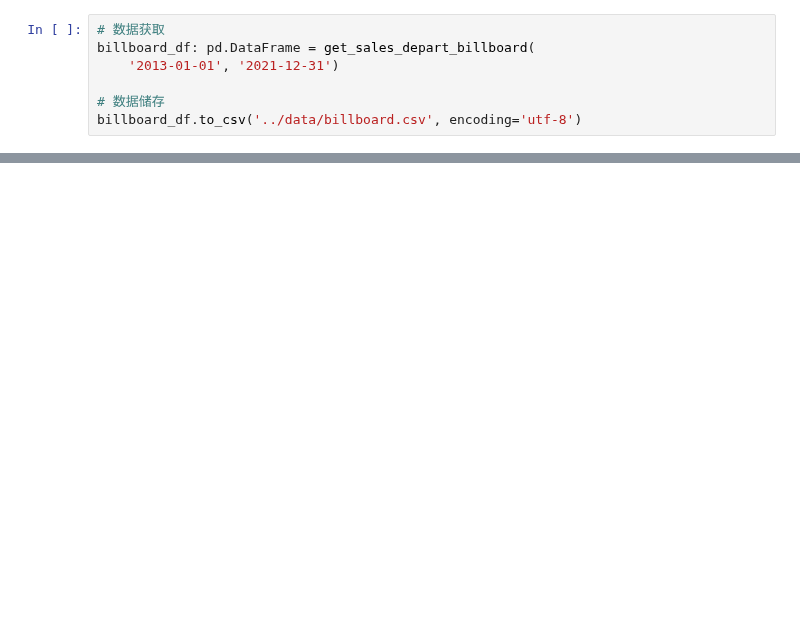
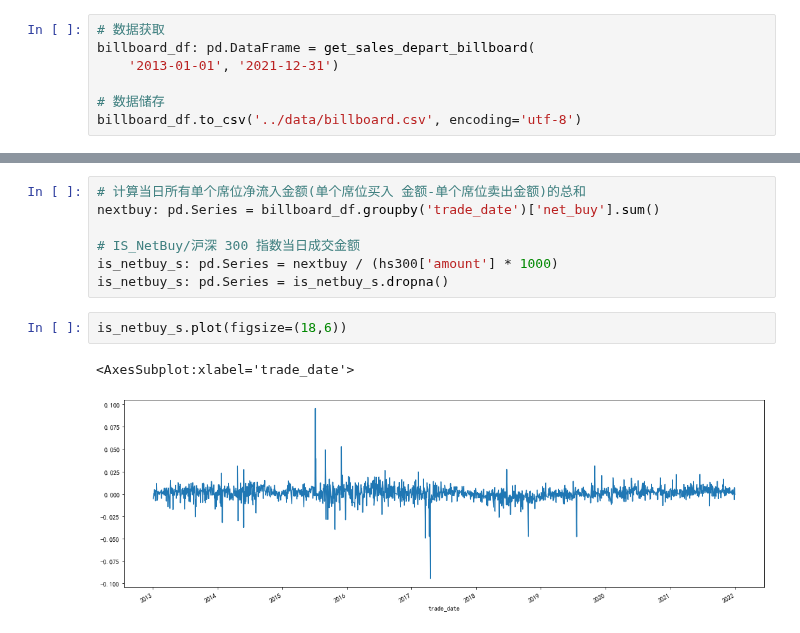
Before and after one commit to hugo2046/QuantsPlaybook, a Jupyter notebook: C-择时类/特征分布建模择时/特征分布择时.ipynb, the cells around one changed output, grey strips where cells are left out. Saved outputs shown, nothing was run; the diff lists cells and outputs as text; blank space fills up the shorter version.

```diff
--- a/C-择时类/特征分布建模择时/特征分布择时.ipynb
+++ b/C-择时类/特征分布建模择时/特征分布择时.ipynb
@@ -38,0 +98,12 @@ billboard_df
+# %%
+# 计算当日所有单个席位净流入金额(单个席位买入 金额-单个席位卖出金额)的总和
+nextbuy: pd.Series = billboard_df.groupby('trade_date')['net_buy'].sum()
+
+# IS_NetBuy/沪深 300 指数当日成交金额
+is_netbuy_s: pd.Series = nextbuy / (hs300['amount'] * 1000)
+is_netbuy_s: pd.Series = is_netbuy_s.dropna()
+# %%
+is_netbuy_s.plot(figsize=(18,6))
+# %% [output]
+<AxesSubplot:xlabel='trade_date'>
+[figure, added]
```
Also changed, not shown: parts of 36 cells of this notebook, 7 other files.
